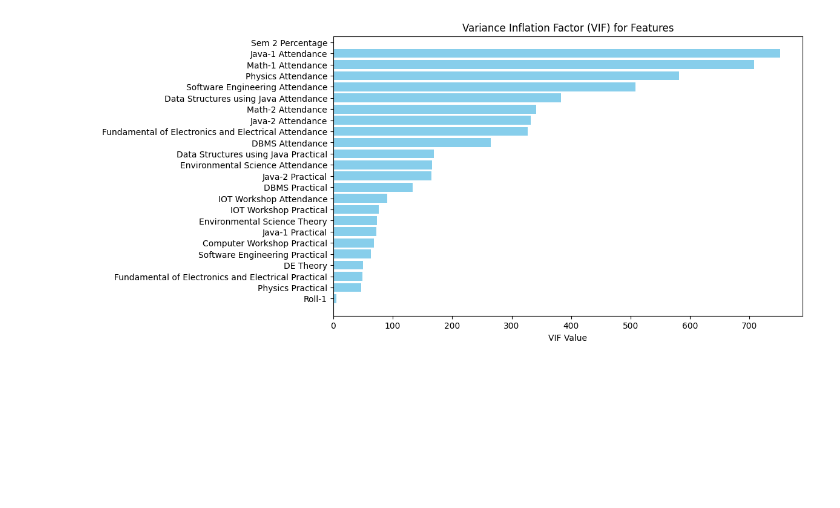
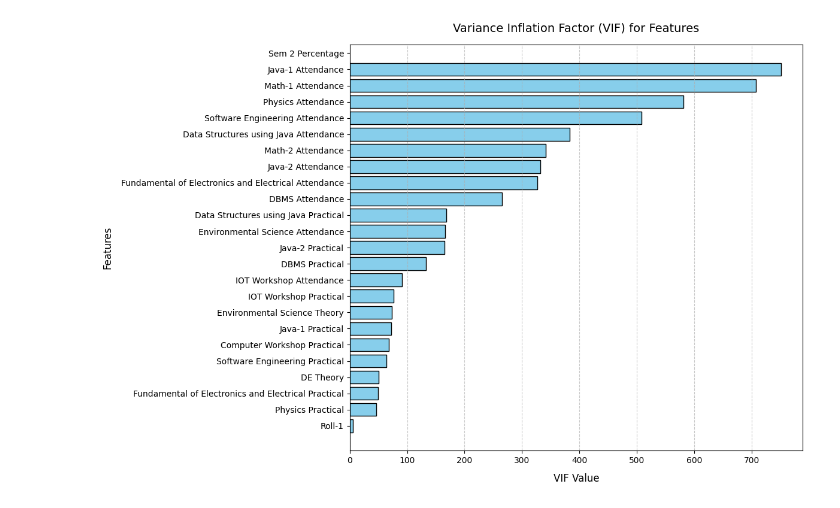
Before and after one commit to ShailKPatel/PredictGrad, a Jupyter notebook: EDA/SubjectModels/de_model/temp.ipynb, the cells around one changed output. Cells and saved outputs as stored; diff of their text form; code cells hidden in the pictures; blank space fills up the shorter version.

```diff
--- a/EDA/SubjectModels/de_model/temp.ipynb
+++ b/EDA/SubjectModels/de_model/temp.ipynb
@@ -117,28 +117,39 @@ for section in ["Section-1", "Section-2", "Section-3"]:
 # %%
 import pandas as pd
 import matplotlib.pyplot as plt
 from statsmodels.stats.outliers_influence import variance_inflation_factor
 
 # Select only numeric columns for VIF calculation
 numeric_df = df.select_dtypes(include=["number"]).dropna()
 
 # Calculate VIF for each column
 vif_data = pd.DataFrame()
 vif_data["Feature"] = numeric_df.columns
 vif_data["VIF"] = [
     variance_inflation_factor(numeric_df.values, i)
     for i in range(numeric_df.shape[1])
 ]
 
 # Sort by VIF for clarity
 vif_data = vif_data.sort_values("VIF", ascending=False)
 
-# Plot the VIF values
-plt.figure(figsize=(10, 6))
-plt.barh(vif_data["Feature"], vif_data["VIF"], color="skyblue")
-plt.xlabel("VIF Value")
-plt.title("Variance Inflation Factor (VIF) for Features")
-plt.gca().invert_yaxis()  # Highest VIF at the top
+# Plot the VIF values with better spacing
+plt.figure(figsize=(12, 8))
+bars = plt.barh(vif_data["Feature"], vif_data["VIF"], color="skyblue", edgecolor="black")
+
+# Labels and title with padding
+plt.xlabel("VIF Value", fontsize=12, labelpad=10)
+plt.ylabel("Features", fontsize=12, labelpad=10)
+plt.title("Variance Inflation Factor (VIF) for Features", fontsize=14, pad=15)
+
+# Grid for readability
+plt.grid(axis="x", linestyle="--", alpha=0.7)
+
+# Invert y-axis so highest VIF is on top
+plt.gca().invert_yaxis()
+
+# Adjust layout for spacing
+plt.tight_layout()
 plt.show()
 # %% [output]
-[figure, old version]
+[figure, new version]
```
Also changed, not shown: parts of 3 cells of this notebook, 8 other files.
